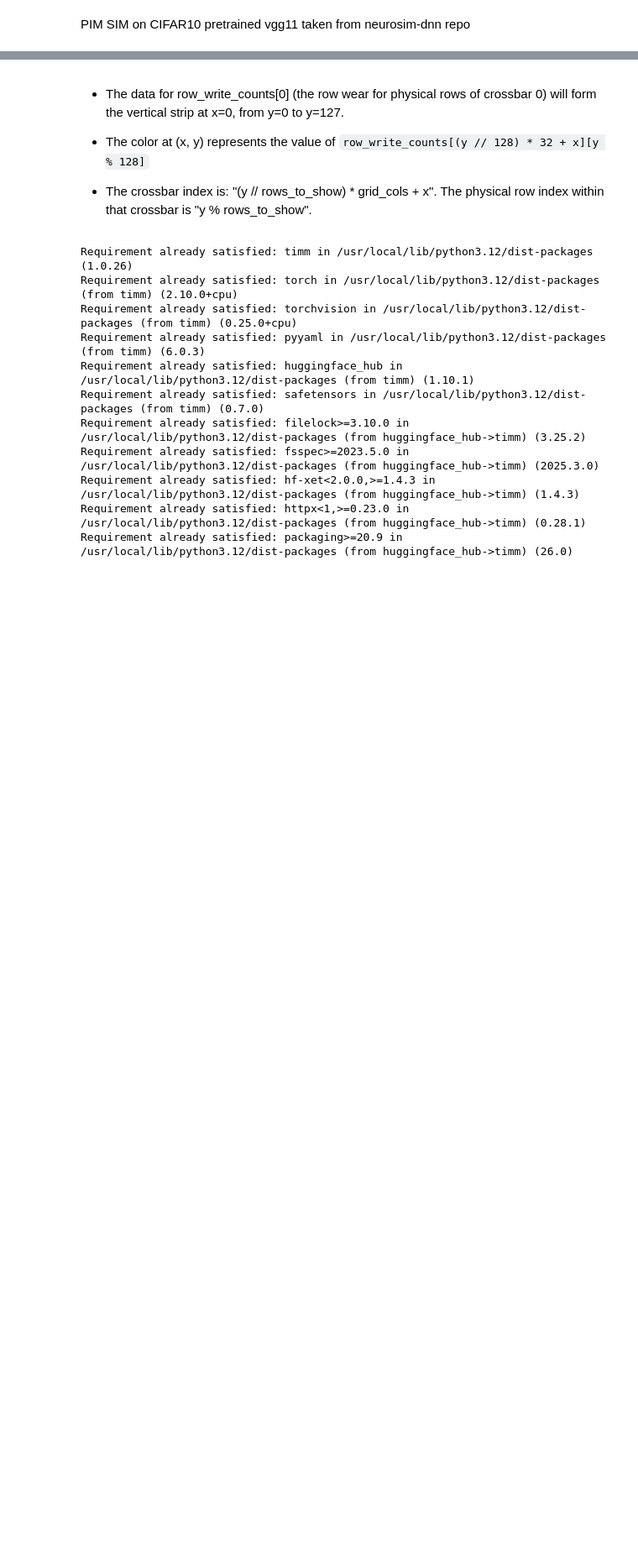
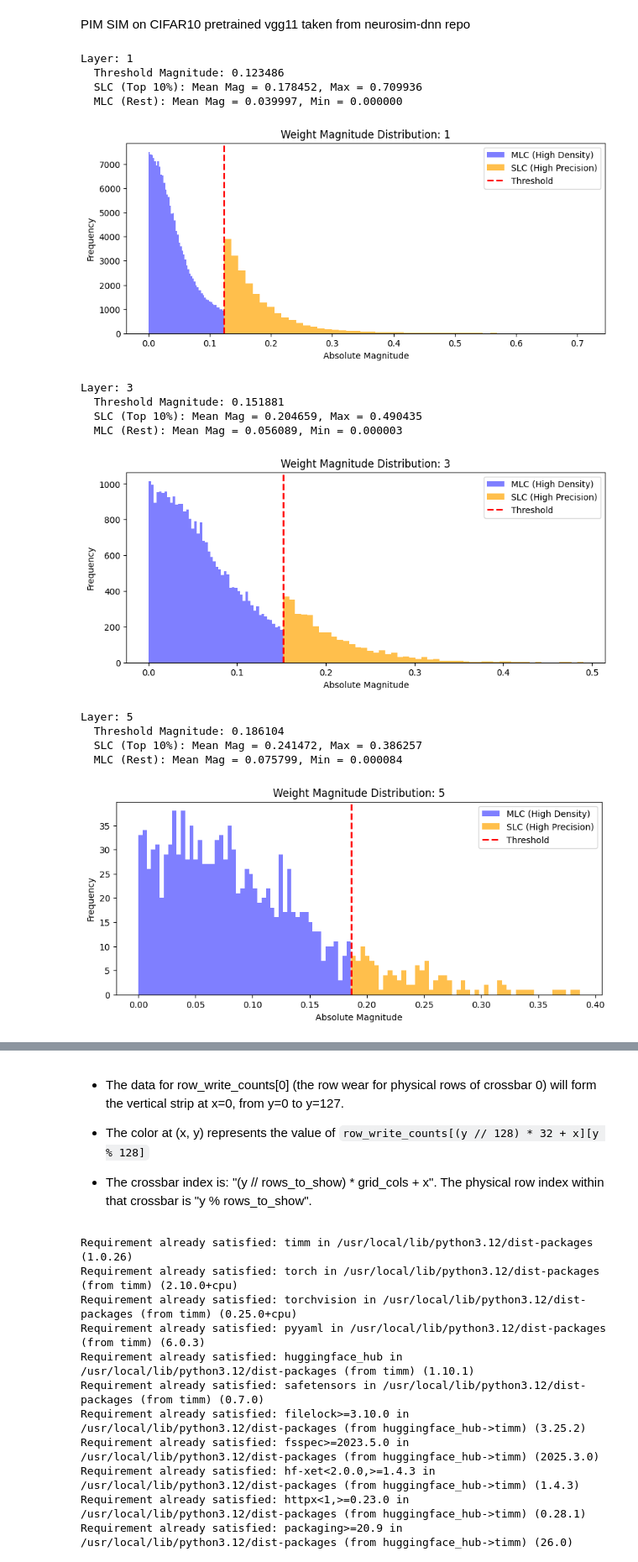
Before and after one commit to Ahbar1999/mtp-pimsimulator, a Jupyter notebook: pimsimulator_v2.ipynb, the cells around one changed output, grey strips where cells are left out. Shown at 84% size. Cells and saved outputs as stored; diff of their text form; code cells hidden in the pictures; blank space fills up the shorter version.

```diff
--- a/pimsimulator_v2.ipynb
+++ b/pimsimulator_v2.ipynb
@@ -1332,3 +1346,21 @@ def prepare_partitioned_model(model, k_percent=10):
                 'bias': module.bias.data if module.bias is not None else None
             }
     return partitioned_weights
+# %%
+prepare_partitioned_model(model0, k_percent=10)
+# %% [output]
+Layer: 1
+  Threshold Magnitude: 0.123486
+  SLC (Top 10%): Mean Mag = 0.178452, Max = 0.709936
+  MLC (Rest): Mean Mag = 0.039997, Min = 0.000000
+[figure, added]
+Layer: 3
+  Threshold Magnitude: 0.151881
+  SLC (Top 10%): Mean Mag = 0.204659, Max = 0.490435
+  MLC (Rest): Mean Mag = 0.056089, Min = 0.000003
+[figure, added]
+Layer: 5
+  Threshold Magnitude: 0.186104
+  SLC (Top 10%): Mean Mag = 0.241472, Max = 0.386257
+  MLC (Rest): Mean Mag = 0.075799, Min = 0.000084
+[figure, added]
```
Also changed, not shown: parts of 12 cells of this notebook.
